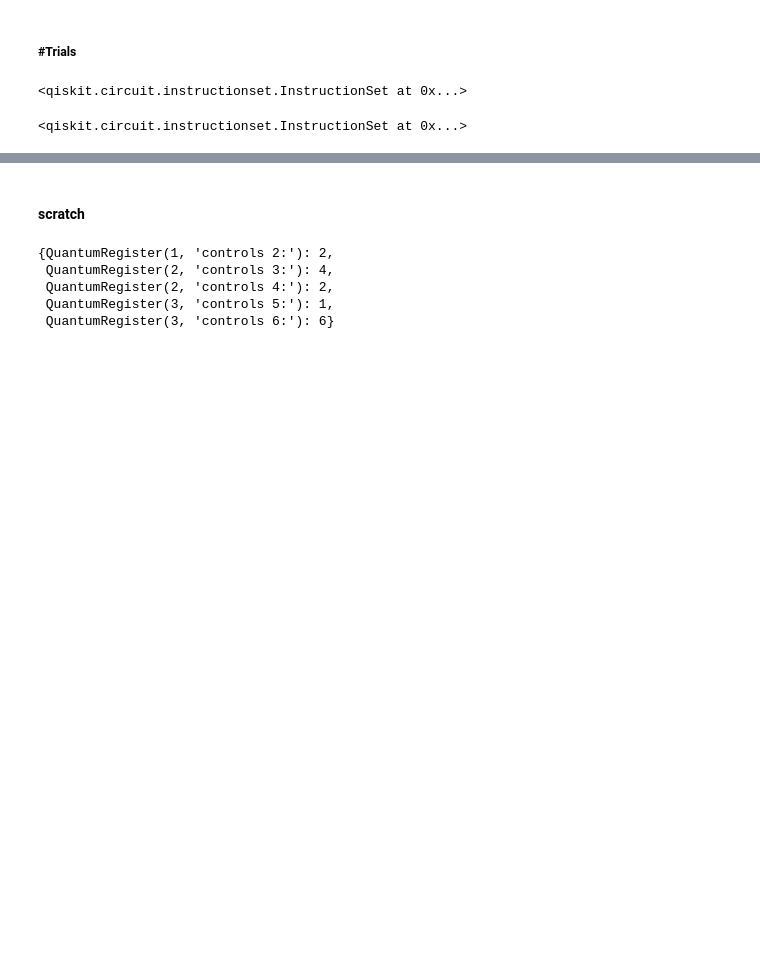
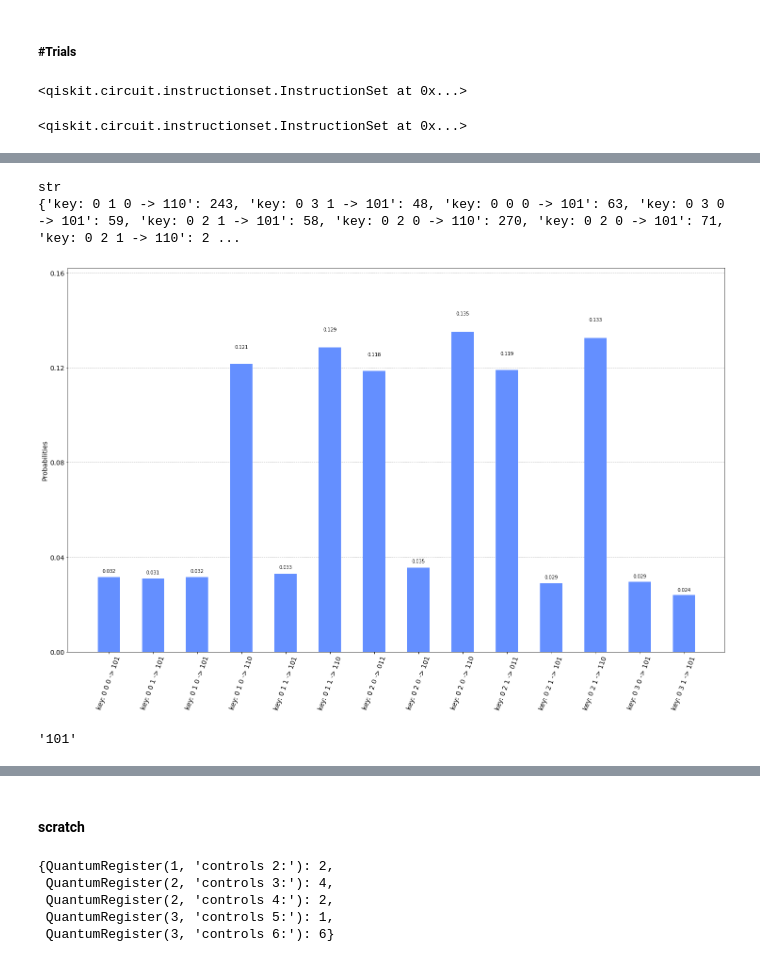
Before and after one commit to womanium-quantum/Humans-vs-Quantum-Computers---IBM, a Jupyter notebook: QuantumPermutations/QuantumPermutation_trial_0.1.ipynb, the cells around one changed output, grey strips where cells are left out. Cells and saved outputs as stored; diff of their text form; code cells hidden in the pictures; blank space fills up the shorter version.

```diff
--- a/QuantumPermutations/QuantumPermutation_trial_0.1.ipynb
+++ b/QuantumPermutations/QuantumPermutation_trial_0.1.ipynb
@@ -50,7 +49,7 @@ def generate_permutation_operators(num_bits:int , power:int= 1)-> QuantumCircuit
 # %% [markdown]
 ##### #Trials
 # %%
-n = 8
+n = 3
 qreg = QuantumRegister(n, name= 'msg')
 # creg = ClassicalRegister(n, name= 'creg')
 controls = [QuantumRegister( math.ceil(np.log2(j))  , name= 'controls '+str(j)+':' ) for j in range(2, n+1)  ]
@@ -65,9 +64,9 @@ for ancilla in controls:
 ## state initialisation ~
 
 qc.x(0)
-qc.x(2)
-qc.x(3)
-qc.x(4)
+# qc.x(2)
+# qc.x(3)
+# qc.x(4)
 qc.x(1)
 
 qc.barrier()
@@ -103,0 +101,9 @@ qc.draw(output= 'mpl')
+# %%
+result = measure_and_plot(qc, shots= 2000, show_counts= True, measure_cntrls= True, return_counts= True, cntrl_specifier= 'all' )
+# %% [output]
+str
+{'key: 0 1 0 -> 110': 243, 'key: 0 3 1 -> 101': 48, 'key: 0 0 0 -> 101': 63, 'key: 0 3 0 -> 101': 59, 'key: 0 2 1 -> 101': 58, 'key: 0 2 0 -> 110': 270, 'key: 0 2 0 -> 101': 71, 'key: 0 2 1 -> 110': 2 ...
+# %%
+plot_histogram(result, figsize= (25,15))
+# %% [output]
+[figure, added]
@@ -103,0 +117,17 @@ qc.draw(output= 'mpl')
+# %%
+good_key = ''
+for cntrl in controls:
+    if cntrl in encryption_key.keys():
+        power = encryption_key[cntrl]
+        n = len(cntrl)
+        bin_power = format(power, 'b').zfill(n)
+        good_key+= bin_power[::-1]
+
+    else :
+        n = len(cntrl)
+        bin_power = '0'*n
+        good_key+= bin_power
+
+good_key
+# %% [output]
+'101'
```
Also changed, not shown: parts of 15 cells of this notebook, 1 other file.
